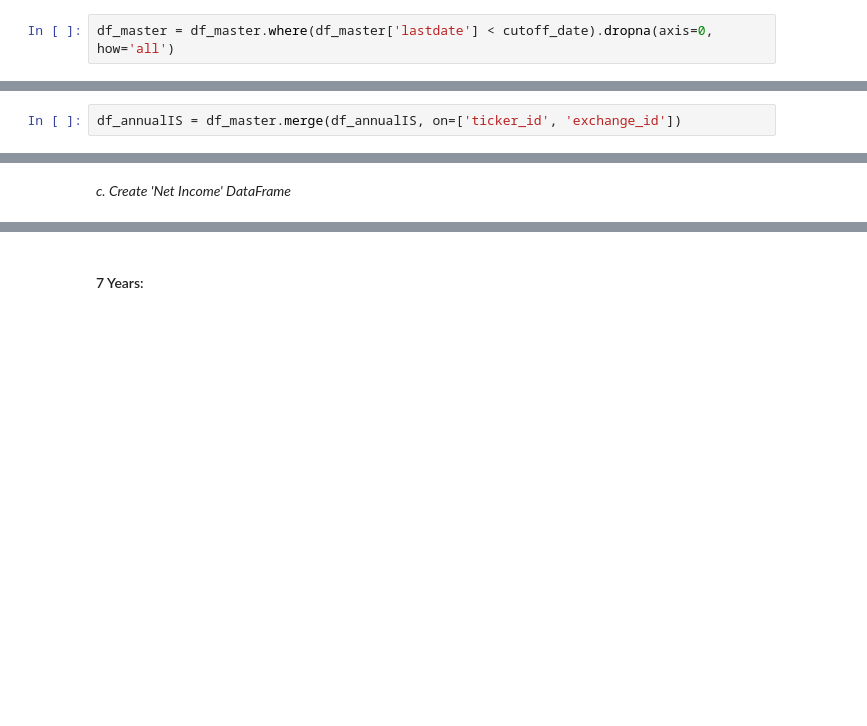
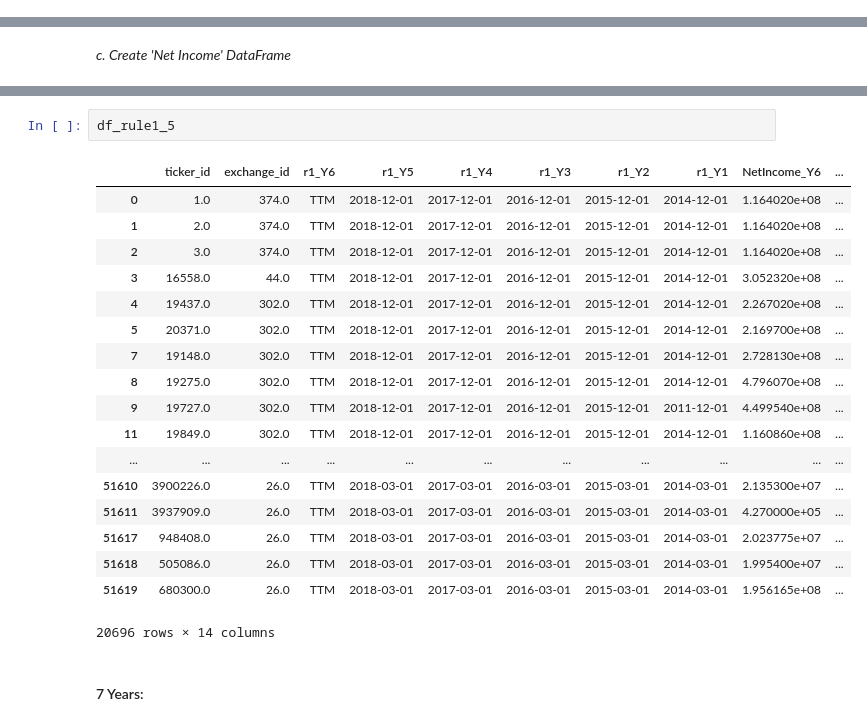
Before and after one commit to caiobran/mstables, a Jupyter notebook: data_overview.ipynb, the cells around one changed output, grey strips where cells are left out. Cells and saved outputs as stored; diff of their text form; blank space fills up the shorter version.

```diff
--- a/data_overview.ipynb
+++ b/data_overview.ipynb
@@ -111,2 +108,0 @@ Timestamp('2019-04-15 00:00:00')
-# %%
-df_master = df_master.where(df_master['lastdate'] < cutoff_date).dropna(axis=0, how='all')
@@ -480,8 +453,6 @@ Name: 0, dtype: object
 ##### DataFrame Instance
 # %%
 df_annualIS = df.annualIS()
-# %%
-df_annualIS = df_master.merge(df_annualIS, on=['ticker_id', 'exchange_id'])
 # %% [markdown]
 ##### DataFrame Length
 # %%
@@ -1542,3 +1497,24 @@ Total of 18,107 records meet this criterium.
+# %%
+df_rule1_5
+# %% [output]
+|  | ticker_id | exchange_id | r1_Y6 | r1_Y5 | r1_Y4 | r1_Y3 | r1_Y2 | r1_Y1 | NetIncome_Y6 | ... |
+| 0 | 1.0 | 374.0 | TTM | 2018-12-01 | 2017-12-01 | 2016-12-01 | 2015-12-01 | 2014-12-01 | 1.164020e+08 | ... |
+| 1 | 2.0 | 374.0 | TTM | 2018-12-01 | 2017-12-01 | 2016-12-01 | 2015-12-01 | 2014-12-01 | 1.164020e+08 | ... |
+| 2 | 3.0 | 374.0 | TTM | 2018-12-01 | 2017-12-01 | 2016-12-01 | 2015-12-01 | 2014-12-01 | 1.164020e+08 | ... |
+| 3 | 16558.0 | 44.0 | TTM | 2018-12-01 | 2017-12-01 | 2016-12-01 | 2015-12-01 | 2014-12-01 | 3.052320e+08 | ... |
+| 4 | 19437.0 | 302.0 | TTM | 2018-12-01 | 2017-12-01 | 2016-12-01 | 2015-12-01 | 2014-12-01 | 2.267020e+08 | ... |
+| 5 | 20371.0 | 302.0 | TTM | 2018-12-01 | 2017-12-01 | 2016-12-01 | 2015-12-01 | 2014-12-01 | 2.169700e+08 | ... |
+| 7 | 19148.0 | 302.0 | TTM | 2018-12-01 | 2017-12-01 | 2016-12-01 | 2015-12-01 | 2014-12-01 | 2.728130e+08 | ... |
+| 8 | 19275.0 | 302.0 | TTM | 2018-12-01 | 2017-12-01 | 2016-12-01 | 2015-12-01 | 2014-12-01 | 4.796070e+08 | ... |
+| 9 | 19727.0 | 302.0 | TTM | 2018-12-01 | 2017-12-01 | 2016-12-01 | 2015-12-01 | 2011-12-01 | 4.499540e+08 | ... |
+| 11 | 19849.0 | 302.0 | TTM | 2018-12-01 | 2017-12-01 | 2016-12-01 | 2015-12-01 | 2014-12-01 | 1.160860e+08 | ... |
+| ... | ... | ... | ... | ... | ... | ... | ... | ... | ... | ... |
+| 51610 | 3900226.0 | 26.0 | TTM | 2018-03-01 | 2017-03-01 | 2016-03-01 | 2015-03-01 | 2014-03-01 | 2.135300e+07 | ... |
+| 51611 | 3937909.0 | 26.0 | TTM | 2018-03-01 | 2017-03-01 | 2016-03-01 | 2015-03-01 | 2014-03-01 | 4.270000e+05 | ... |
+| 51617 | 948408.0 | 26.0 | TTM | 2018-03-01 | 2017-03-01 | 2016-03-01 | 2015-03-01 | 2014-03-01 | 2.023775e+07 | ... |
+| 51618 | 505086.0 | 26.0 | TTM | 2018-03-01 | 2017-03-01 | 2016-03-01 | 2015-03-01 | 2014-03-01 | 1.995400e+07 | ... |
+| 51619 | 680300.0 | 26.0 | TTM | 2018-03-01 | 2017-03-01 | 2016-03-01 | 2015-03-01 | 2014-03-01 | 1.956165e+08 | ... |
+20696 rows × 14 columns
 # %% [markdown]
 #### 7 Years:
 # %%
```
Also changed, not shown: parts of 56 cells of this notebook, 3 other files.
